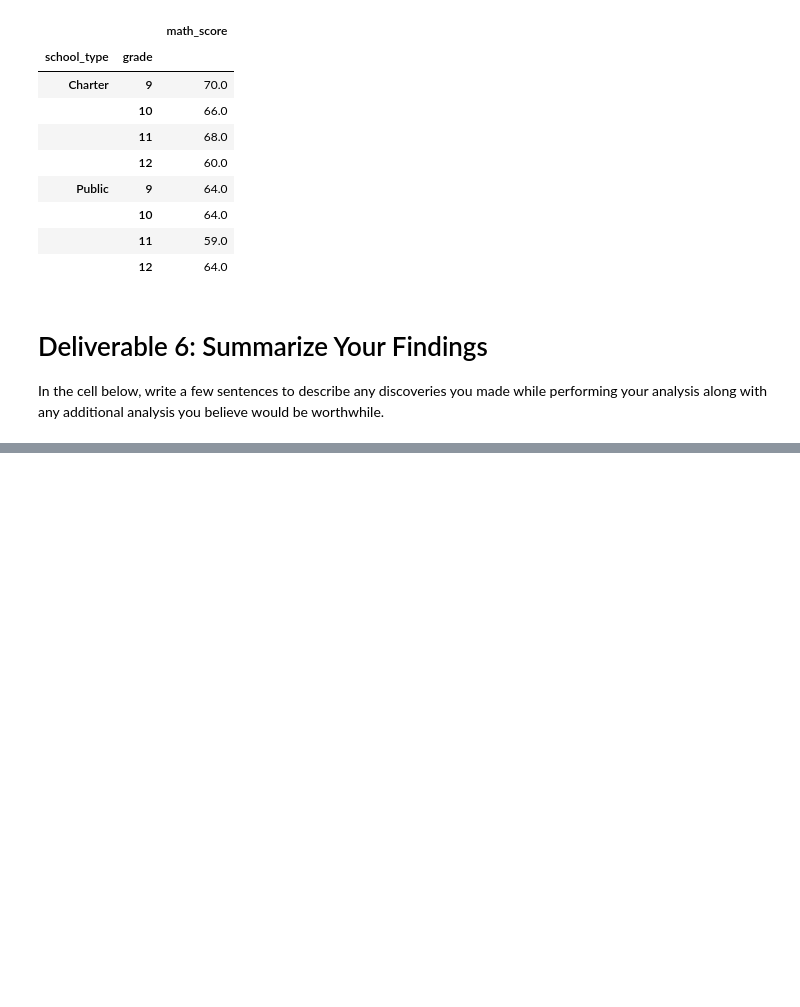
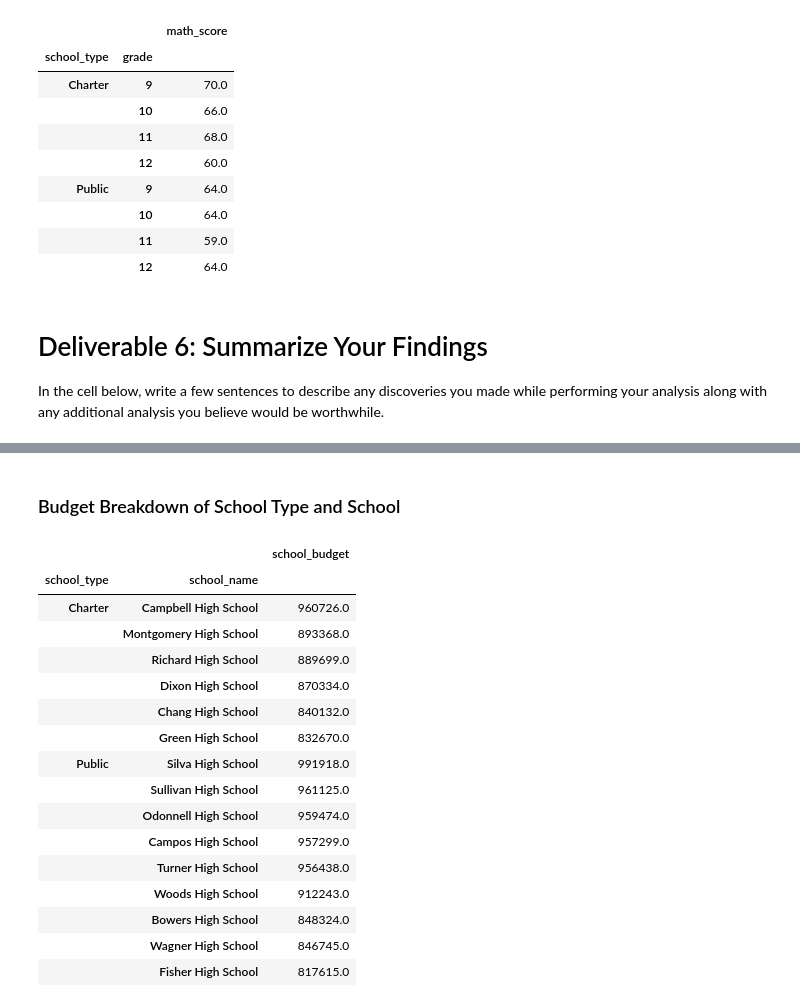
Before and after one commit to MickMarch/school_district_analysis, a Jupyter notebook: student_data_challenge.ipynb, the cells around one changed output, grey strips where cells are left out. Cells and saved outputs as stored; diff of their text form; code cells hidden in the pictures; blank space fills up the shorter version.

```diff
--- a/student_data_challenge.ipynb
+++ b/student_data_challenge.ipynb
@@ -346,0 +389,27 @@ In the cell below, write a few sentences to describe any discoveries you made wh
+# %% [markdown]
+### Budget Breakdown of School Type and School
+# %%
+# use the "groupby" function to return a Dataframe grouped by school type and school name.
+# Use the "loc" function to show the school budget. Sort by school type and descending school budget.
+
+budget_by_school_type_name = student_df_clean.groupby(["school_type", "school_name"]).mean()
+budget_by_school_type_name = budget_by_school_type_name.loc[:,["school_budget"]].sort_values(["school_type","school_budget"], ascending= [True, False])
+budget_by_school_type_name
+# %% [output]
+|  |  | school_budget |
+| school_type | school_name |  |
+| Charter | Campbell High School | 960726.0 |
+|  | Montgomery High School | 893368.0 |
+|  | Richard High School | 889699.0 |
+|  | Dixon High School | 870334.0 |
+|  | Chang High School | 840132.0 |
+|  | Green High School | 832670.0 |
+| Public | Silva High School | 991918.0 |
+|  | Sullivan High School | 961125.0 |
+|  | Odonnell High School | 959474.0 |
+|  | Campos High School | 957299.0 |
+|  | Turner High School | 956438.0 |
+|  | Woods High School | 912243.0 |
+|  | Bowers High School | 848324.0 |
+|  | Wagner High School | 846745.0 |
+|  | Fisher High School | 817615.0 |
```
Also changed, not shown: parts of 3 cells of this notebook.
